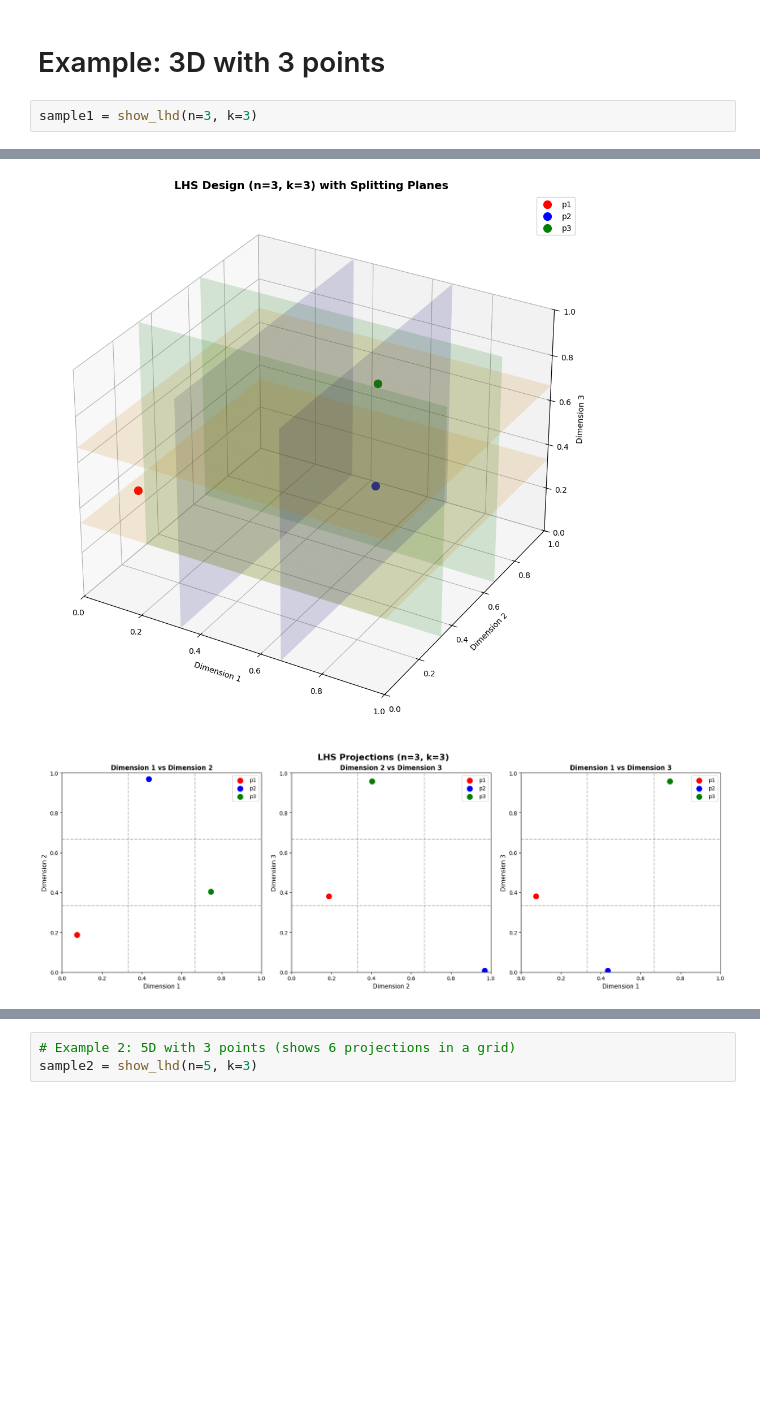
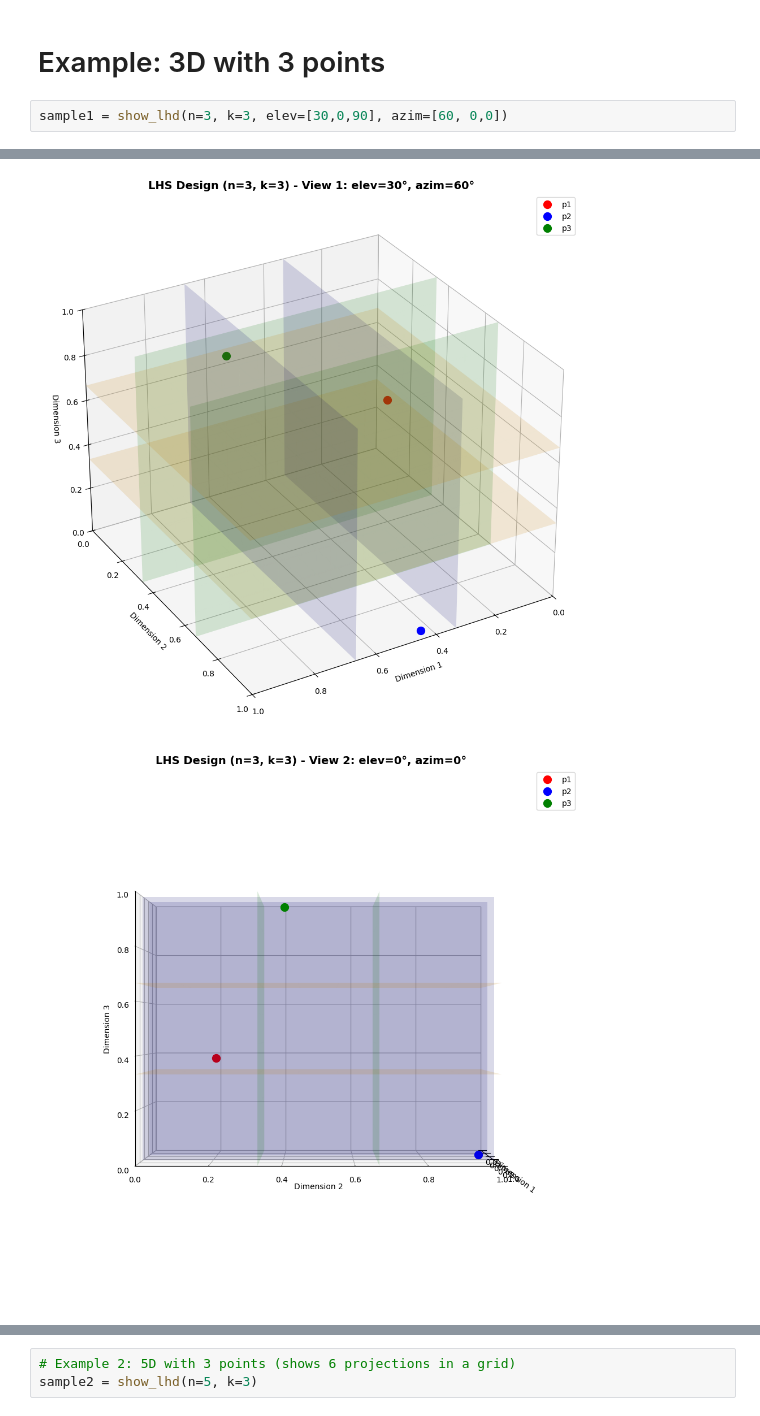
Before and after one commit to sequential-parameter-optimization/spotoptim-cookbook, a Jupyter notebook: lhs_demo.ipynb, the cells around one changed output, grey strips where cells are left out. Cells and saved outputs as stored; diff of their text form; blank space fills up the shorter version.

```diff
--- a/lhs_demo.ipynb
+++ b/lhs_demo.ipynb
@@ -219,11 +293,11 @@ Sample points (n=3, k=2):
 # %% [markdown]
 # Example: 3D with 3 points
 # %%
-sample1 = show_lhd(n=3, k=3)
+sample1 = show_lhd(n=3, k=3, elev=[30,0,90], azim=[60, 0,0])
 # %% [output]
 Sample points (n=3, k=3):
 [[0.07534798 0.18704052 0.38046736]
  [0.43421066 0.96860755 0.00812588]
  [0.74628677 0.40464523 0.95729546]]
-[figure, old version]
+[figure, new version]
-[figure, old version]
+[figure, new version]
```
Also changed, not shown: parts of 10 cells of this notebook.
